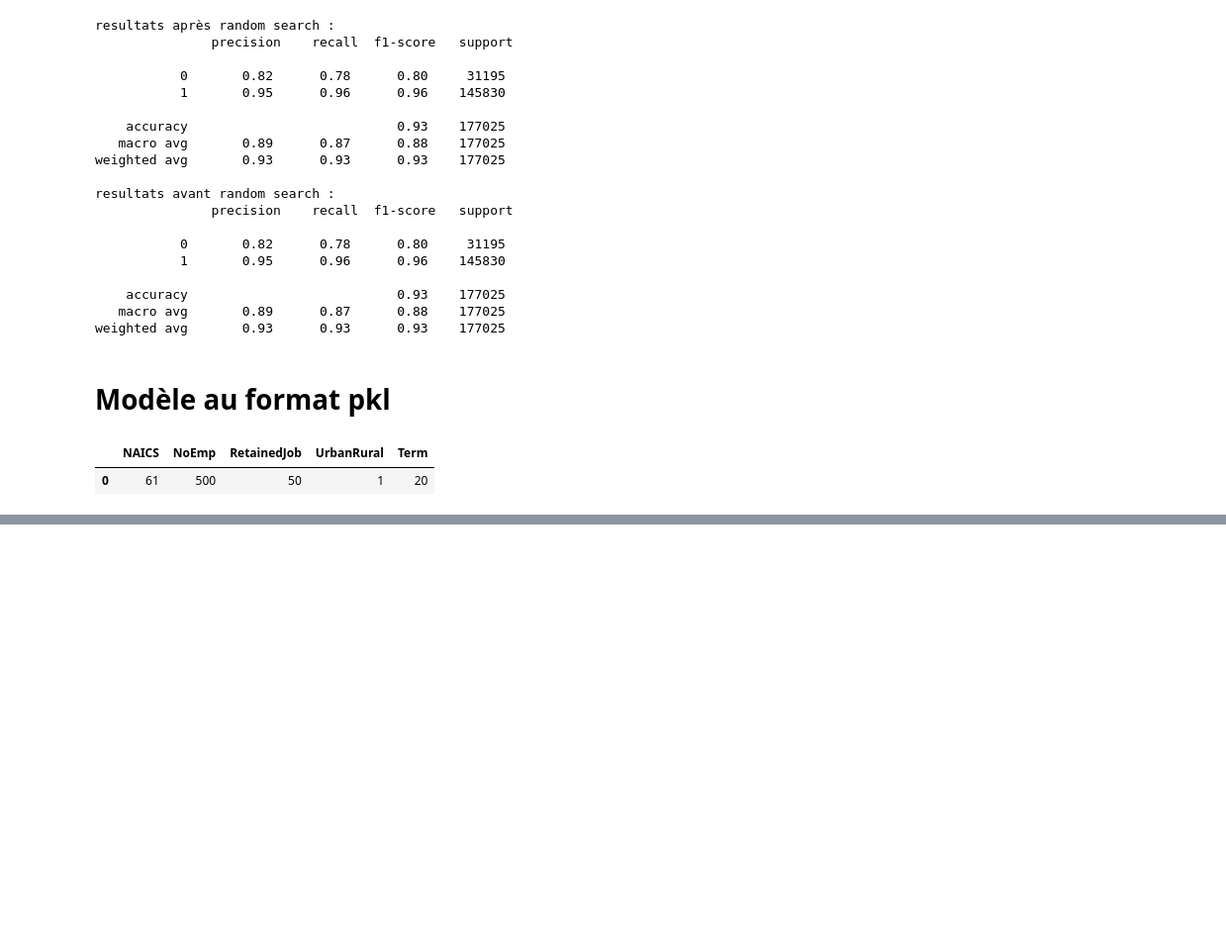
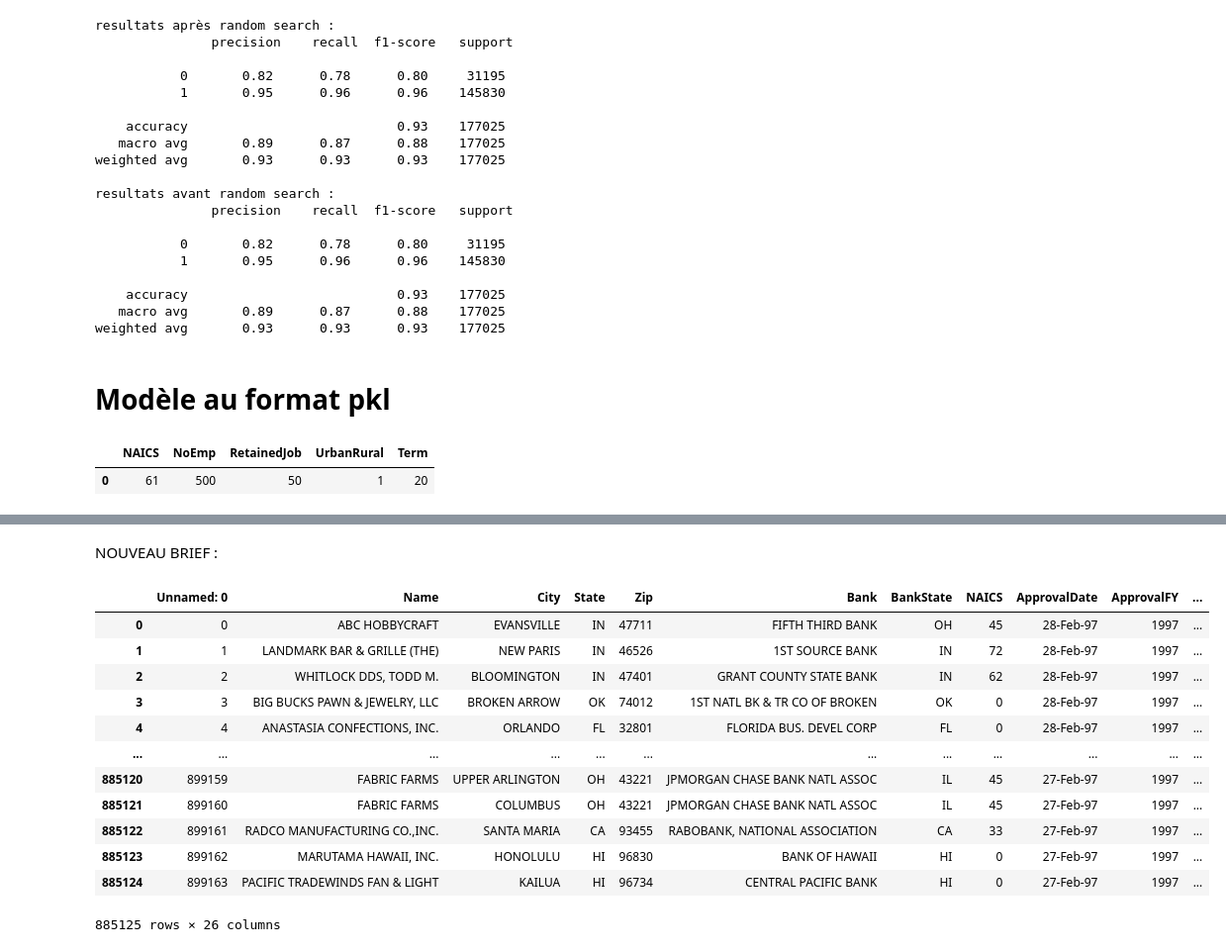
Before and after one commit to Abdellah-R/Projet_Classification, a Jupyter notebook: Notebooks/modelisation.ipynb, the cells around one changed output, grey strips where cells are left out. Shown at 99% size. Saved outputs shown, nothing was run; the diff lists cells and outputs as text; code cells hidden in the pictures; blank space fills up the shorter version.

```diff
--- a/Notebooks/modelisation.ipynb
+++ b/Notebooks/modelisation.ipynb
@@ -325,0 +321,18 @@ array([0])
+# %% [markdown]
+NOUVEAU BRIEF :
+# %%
+df
+# %% [output]
+|  | Unnamed: 0 | Name | City | State | Zip | Bank | BankState | NAICS | ApprovalDate | ApprovalFY | ... |
+| 0 | 0 | ABC HOBBYCRAFT | EVANSVILLE | IN | 47711 | FIFTH THIRD BANK | OH | 45 | 28-Feb-97 | 1997 | ... |
+| 1 | 1 | LANDMARK BAR & GRILLE (THE) | NEW PARIS | IN | 46526 | 1ST SOURCE BANK | IN | 72 | 28-Feb-97 | 1997 | ... |
+| 2 | 2 | WHITLOCK DDS, TODD M. | BLOOMINGTON | IN | 47401 | GRANT COUNTY STATE BANK | IN | 62 | 28-Feb-97 | 1997 | ... |
+| 3 | 3 | BIG BUCKS PAWN & JEWELRY, LLC | BROKEN ARROW | OK | 74012 | 1ST NATL BK & TR CO OF BROKEN | OK | 0 | 28-Feb-97 | 1997 | ... |
+| 4 | 4 | ANASTASIA CONFECTIONS, INC. | ORLANDO | FL | 32801 | FLORIDA BUS. DEVEL CORP | FL | 0 | 28-Feb-97 | 1997 | ... |
+| ... | ... | ... | ... | ... | ... | ... | ... | ... | ... | ... | ... |
+| 885120 | 899159 | FABRIC FARMS | UPPER ARLINGTON | OH | 43221 | JPMORGAN CHASE BANK NATL ASSOC | IL | 45 | 27-Feb-97 | 1997 | ... |
+| 885121 | 899160 | FABRIC FARMS | COLUMBUS | OH | 43221 | JPMORGAN CHASE BANK NATL ASSOC | IL | 45 | 27-Feb-97 | 1997 | ... |
+| 885122 | 899161 | RADCO MANUFACTURING CO.,INC. | SANTA MARIA | CA | 93455 | RABOBANK, NATIONAL ASSOCIATION | CA | 33 | 27-Feb-97 | 1997 | ... |
+| 885123 | 899162 | MARUTAMA HAWAII, INC. | HONOLULU | HI | 96830 | BANK OF HAWAII | HI | 0 | 27-Feb-97 | 1997 | ... |
+| 885124 | 899163 | PACIFIC TRADEWINDS FAN & LIGHT | KAILUA | HI | 96734 | CENTRAL PACIFIC BANK | HI | 0 | 27-Feb-97 | 1997 | ... |
+885125 rows × 26 columns
```
Also changed, not shown: parts of 21 cells of this notebook, 6 other files.
